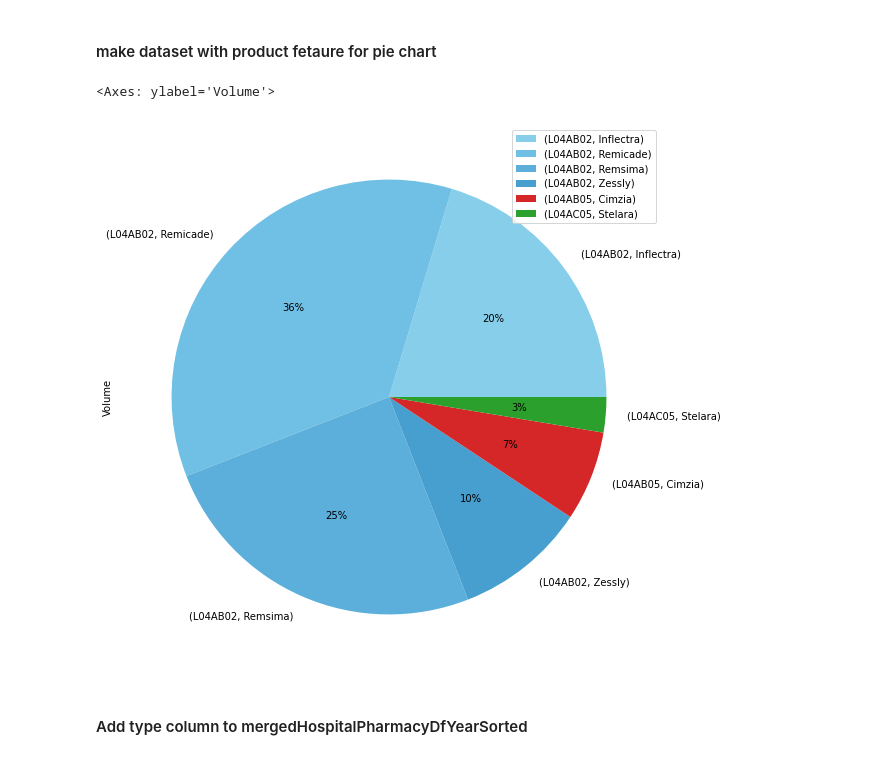
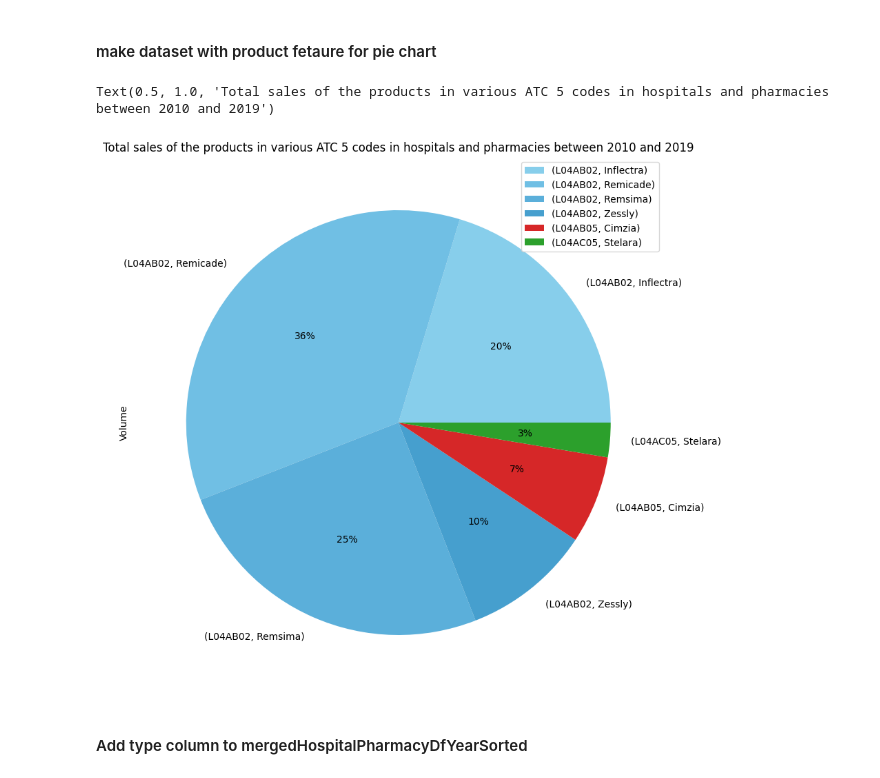
Before and after one commit to Alaa0129/Indication-Insights, a Jupyter notebook: src/Sales_Insight/0_Preprocessing.ipynb, the cells around one changed output. Drawn from its saved outputs; the diff is of its cells as text; code cells hidden in the pictures.

```diff
--- a/src/Sales_Insight/0_Preprocessing.ipynb
+++ b/src/Sales_Insight/0_Preprocessing.ipynb
@@ -275,20 +226,22 @@ mergedDfYearAndL04AC05Sorted = pd.concat([DfYearAndL04AC05SortedZessly, DfYearAn
 # %%
 mergedHospitalPharmacyDfYearAndStelaraSorted['Product'] = 'Stelara'
 mergedHospitalPharmacyDfYearAndCimziaSorted['Product'] = 'Cimzia'
 mergedHospitalPharmacyDfYearAndInflectraSorted['Product'] = 'Inflectra'
 mergedHospitalPharmacyDfYearAndRemicadeSorted['Product'] = 'Remicade'
 mergedHospitalPharmacyDfYearAndRemsimaSorted['Product'] = 'Remsima'
 mergedHospitalPharmacyDfYearAndZesslySorted['Product'] = 'Zessly'
 
 mergedHospitalPharmacyDfYearAndSortedWithproduct = pd.concat([mergedHospitalPharmacyDfYearAndStelaraSorted, mergedHospitalPharmacyDfYearAndCimziaSorted, mergedHospitalPharmacyDfYearAndInflectraSorted, mergedHospitalPharmacyDfYearAndRemicadeSorted, mergedHospitalPharmacyDfYearAndRemsimaSorted, mergedHospitalPharmacyDfYearAndZesslySorted], ignore_index=True)
 
 colors = ['#87CEEB', '#70BFE4', '#5BAFDA', '#469FCE', '#D62728', '#2CA02C']
 
 mergedHospitalPharmacyDfYearAndSortedWithproduct.groupby(['WHO ATC 5 Code', 'Product']).sum().plot(
     kind='pie', y='Volume', autopct='%1.0f%%', colors=colors, figsize=(10, 10))
+
+plt.title('Total sales of the products in various ATC 5 codes in hospitals and pharmacies between 2010 and 2019')
 # %% [output]
-<Axes: ylabel='Volume'>
+Text(0.5, 1.0, 'Total sales of the products in various ATC 5 codes in hospitals and pharmacies between 2010 and 2019')
-[figure, old version]
+[figure, new version]
 # %% [markdown]
 #### Add type column to mergedHospitalPharmacyDfYearSorted
 # %%
```
Also changed, not shown: parts of 1 cell of this notebook.
